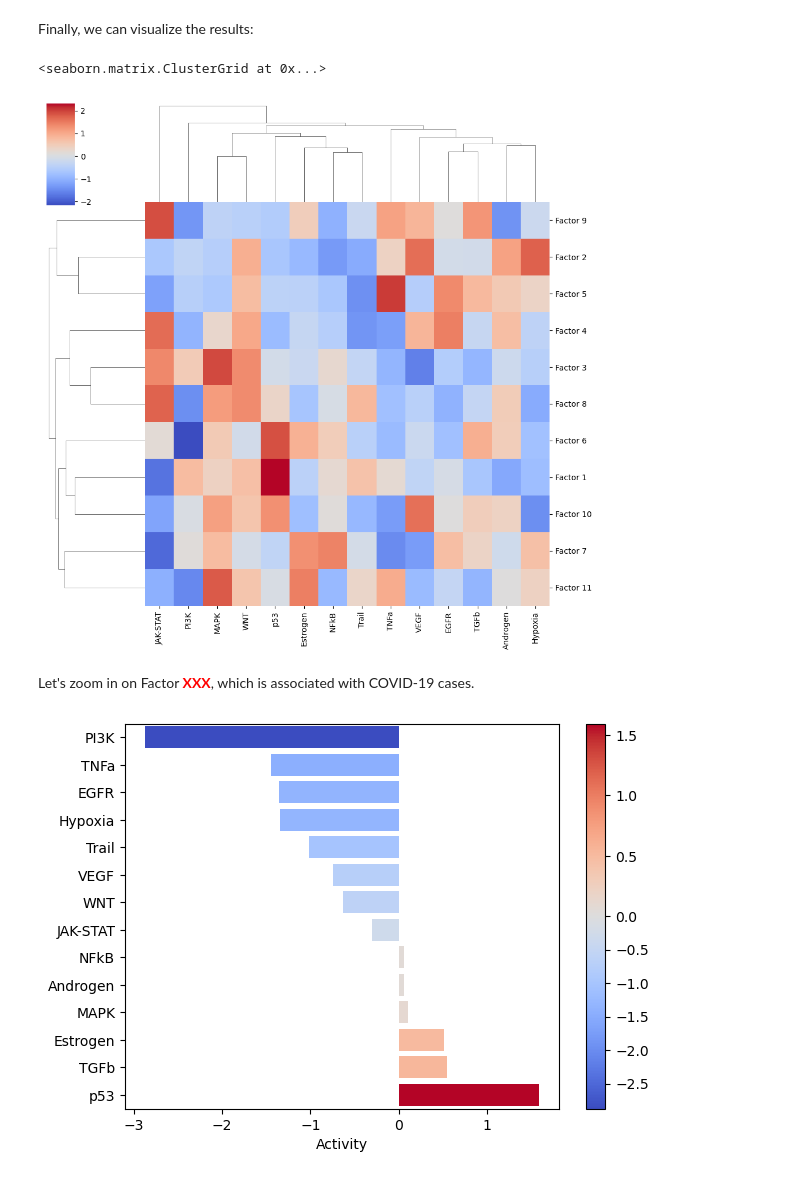
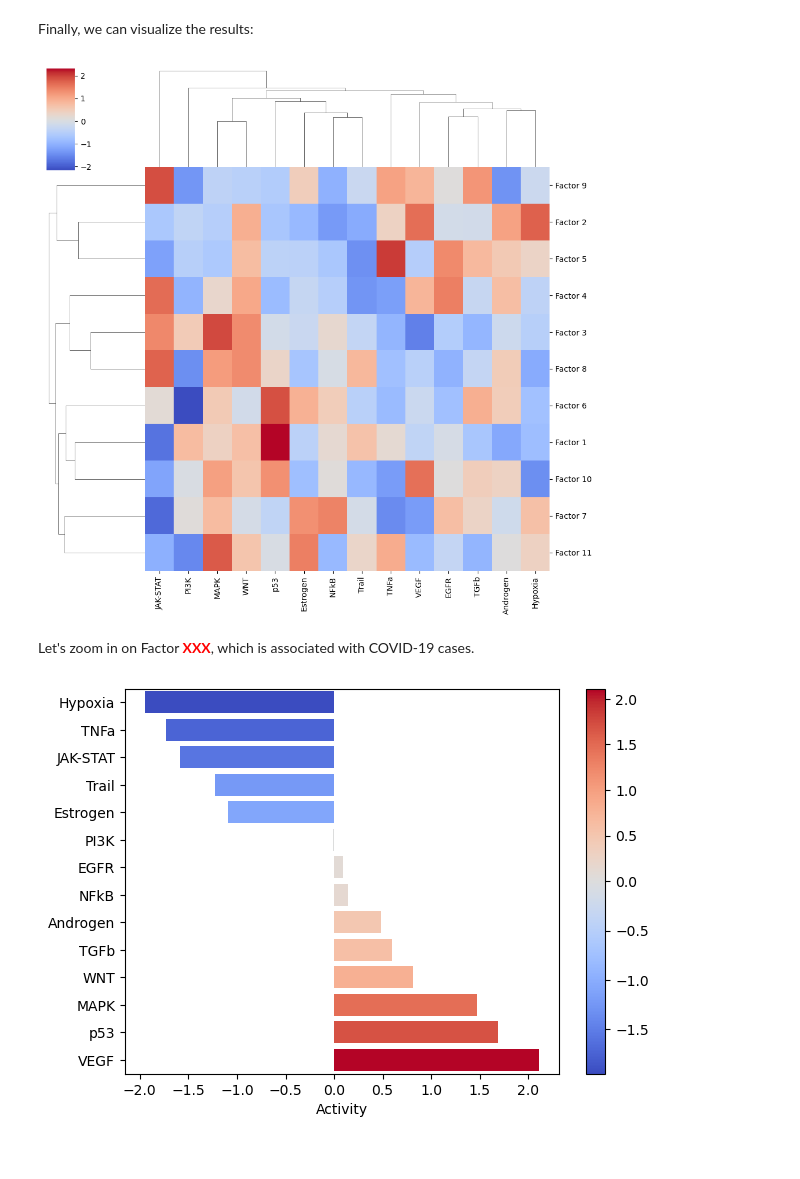
Before and after one commit to saezlab/ccc_protocols, a Jupyter notebook: notebooks/ccc_python/QuickStart.ipynb, the cells around one changed output. Saved outputs shown, nothing was run; the diff lists cells and outputs as text; code cells hidden in the pictures.

```diff
--- a/notebooks/ccc_python/QuickStart.ipynb
+++ b/notebooks/ccc_python/QuickStart.ipynb
@@ -233,13 +286,12 @@ Tensor-cell2cell can be run with a simple pipeline command that executes all imp
 # %%
-%%time
-tensor = c2c.analysis.run_tensor_cell2cell_pipeline(tensor,
-                                                     meta_tensor,
-                                                     rank=None, # Number of factors to perform the factorization. If None, it is automatically determined by an elbow analysis
-                                                     tf_optimization='robust', # To define how robust we want the analysis to be.
-                                                     random_state=0, # Random seed for reproducibility
-                                                     device=device, # Device to use. If using GPU and PyTorch, use 'cuda'. For CPU use 'cpu'
-                                                     output_folder=data_path, # Whether to save the figures in files. If so, a folder pathname must be passed
-                                                    )
+c2c.analysis.run_tensor_cell2cell_pipeline(tensor,
+                                           meta_tensor,
+                                           rank=None, # Number of factors to perform the factorization. If None, it is automatically determined by an elbow analysis
+                                           tf_optimization='robust', # To define how robust we want the analysis to be.
+                                           random_state=0, # Random seed for reproducibility
+                                           device='cuda', # Device to use. If using GPU and PyTorch, use 'cuda'. For CPU use 'cpu'
+                                           output_folder=output_folder, # Whether to save the figures in files. If so, a folder pathname must be passed
+                                            )
 # %% [output]
 Running Elbow Analysis
 The rank at the elbow is: 11
@@ -371,3 +380,21 @@ lr_set = c2c.external.generate_lr_geneset(lr_list)
+# %%
+lr_loadings = tensor.factors['Ligand-Receptor Pairs']
+
+# Generate list with ligand-receptors pairs in DB
+lr_list = ['^'.join(row) for idx, row in lr_pairs.iterrows()]
+
+# Specify the organism and pathway database to use for building the LR set
+organism = "human"
+pathwaydb = "KEGG"
+
+# Generate ligand-receptor gene sets
+lr_set = c2c.external.generate_lr_geneset(lr_list,
+                                          complex_sep='_',
+                                          lr_sep='^',
+                                          organism=organism,
+                                          pathwaydb=pathwaydb,
+                                          readable_name=True
+                                          )
 # %% [markdown]
 Next, we can perform enrichment analysis on each factor using the loadings of the ligand-receptor pairs:
 # %%
@@ -425,7 +468,10 @@ In this case, we will use the PROGENy pathway resource to perform footprint enri
 # %% [markdown]
 First, we load and format the PROGENy resource:
 # %%
-net = dc.get_progeny(organism=organism, top=5000)
+# We first load the PROGENy gene sets
+net = dc.get_progeny(organism='human', top=5000)
+
+# Then convert them to sets with weighed ligand-receptor pairs
 lr_progeny = li.funcomics.generate_lr_geneset(lr_pairs, net, lr_separator="^")
 # %% [markdown]
 Next, we can run the footprint enrichment analysis:
@@ -438,17 +484,21 @@ estimate, pvals =  dc.run_mlm(lr_loadings.transpose(),
 # %% [markdown]
 Finally, we can visualize the results:
 # %%
-sns.clustermap(estimate, xticklabels=estimate.columns, cmap='coolwarm', z_score=4)
+fig_filename = output_folder + '/PROGENy.pdf'
+_ = sns.clustermap(estimate, xticklabels=estimate.columns, cmap='coolwarm', z_score=4)
+plt.savefig(fig_filename, dpi=300, bbox_inches='tight')
 # %% [output]
-<seaborn.matrix.ClusterGrid at 0x...>
 [figure]
 # %% [markdown]
 Let's zoom in on Factor <span style='color:red'>**XXX**</span>, which is associated with COVID-19 cases.
 # %%
+selected_factor = 'Factor 10'
+fig_filename = output_folder + '/PROGENy-{}.pdf'.format(selected_factor.replace(' ', '-'))
+
 dc.plot_barplot(estimate,
                 selected_factor,
                 vertical=True,
                 cmap='coolwarm',
-                )
+                save=fig_filename)
 # %% [output]
-[figure, old version]
+[figure, new version]
```
Also changed, not shown: parts of 48 cells of this notebook, 9 other files.
